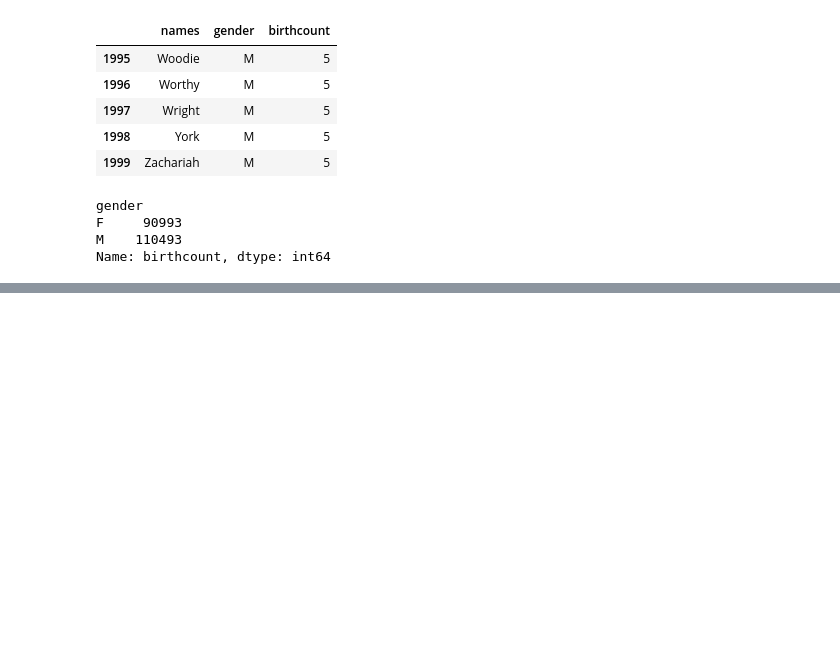
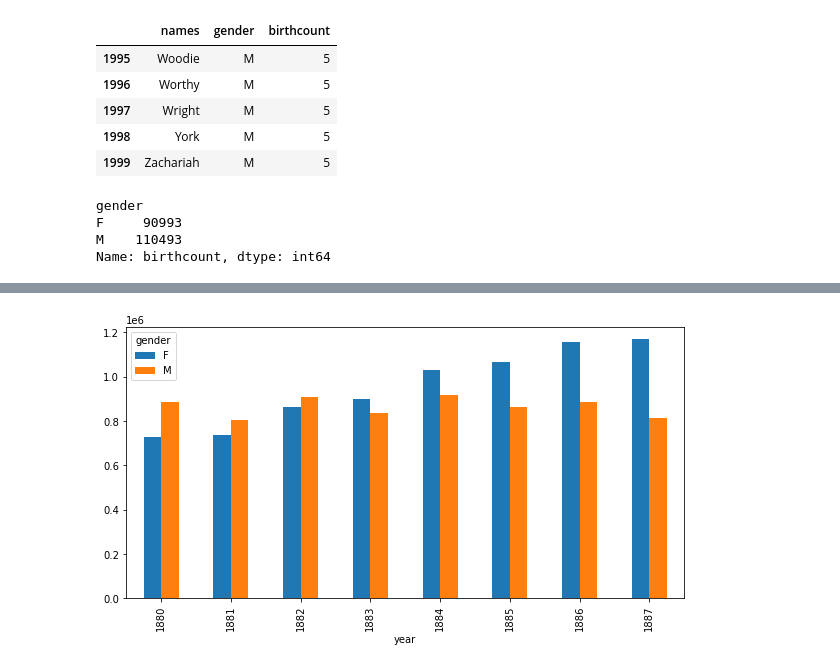
Before and after one commit to oderofrancis/pandas, a Jupyter notebook: pandas.ipynb, the cells around one changed output, grey strips where cells are left out. Saved outputs shown, nothing was run; the diff lists cells and outputs as text; code cells hidden in the pictures; blank space fills up the shorter version.

```diff
--- a/pandas.ipynb
+++ b/pandas.ipynb
@@ -689,7 +691,7 @@ F     90993
 M    110493
 Name: birthcount, dtype: int64
 # %%
-years = range(1880,1999)
+years = range(1880,1888)
 
 pieces = []
 
@@ -711,0 +718,4 @@ FileNotFoundError: [Errno 2] No such file or directory: 'yob1880.txt'
+# %%
+total_births = alldata.pivot_table('birthcount', index=['year'], columns=['gender'], aggfunc=sum)
+
+total_births
@@ -711,0 +733,6 @@ FileNotFoundError: [Errno 2] No such file or directory: 'yob1880.txt'
+# %%
+total_births.plot(kind='bar',figsize=(10,5))
+
+plt.show()
+# %% [output]
+[figure, added]
```
Also changed, not shown: parts of 10 cells of this notebook.
